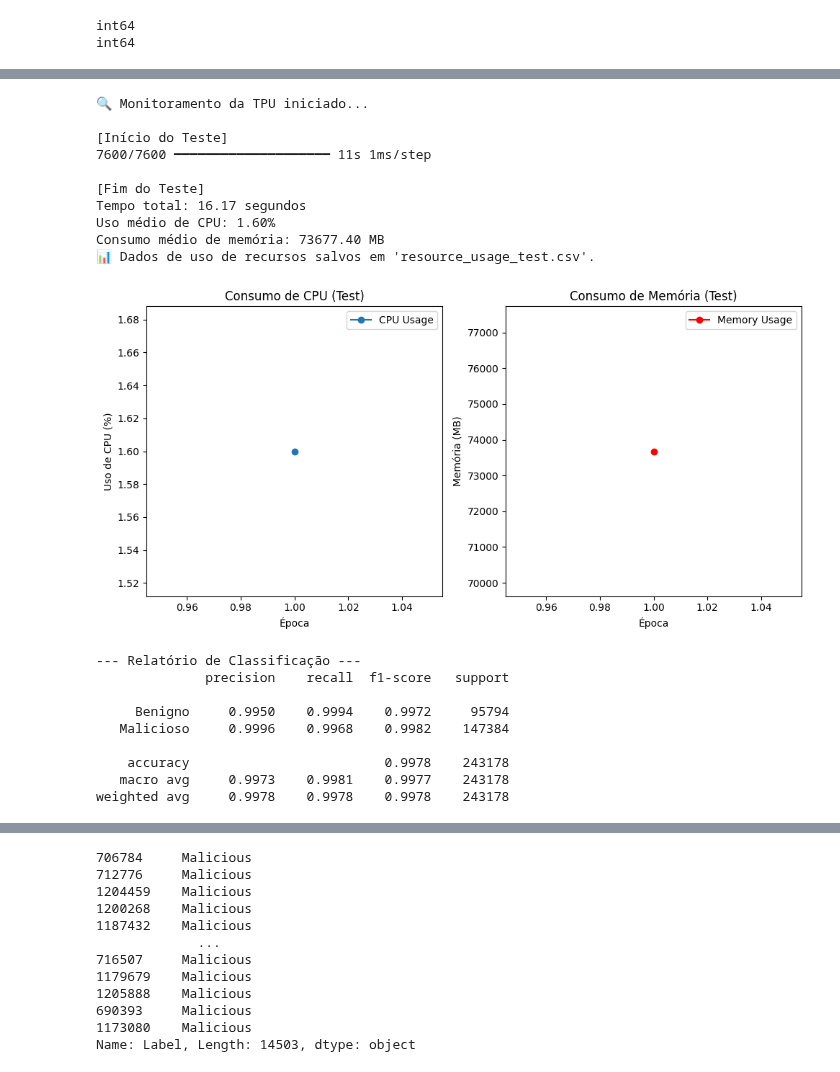
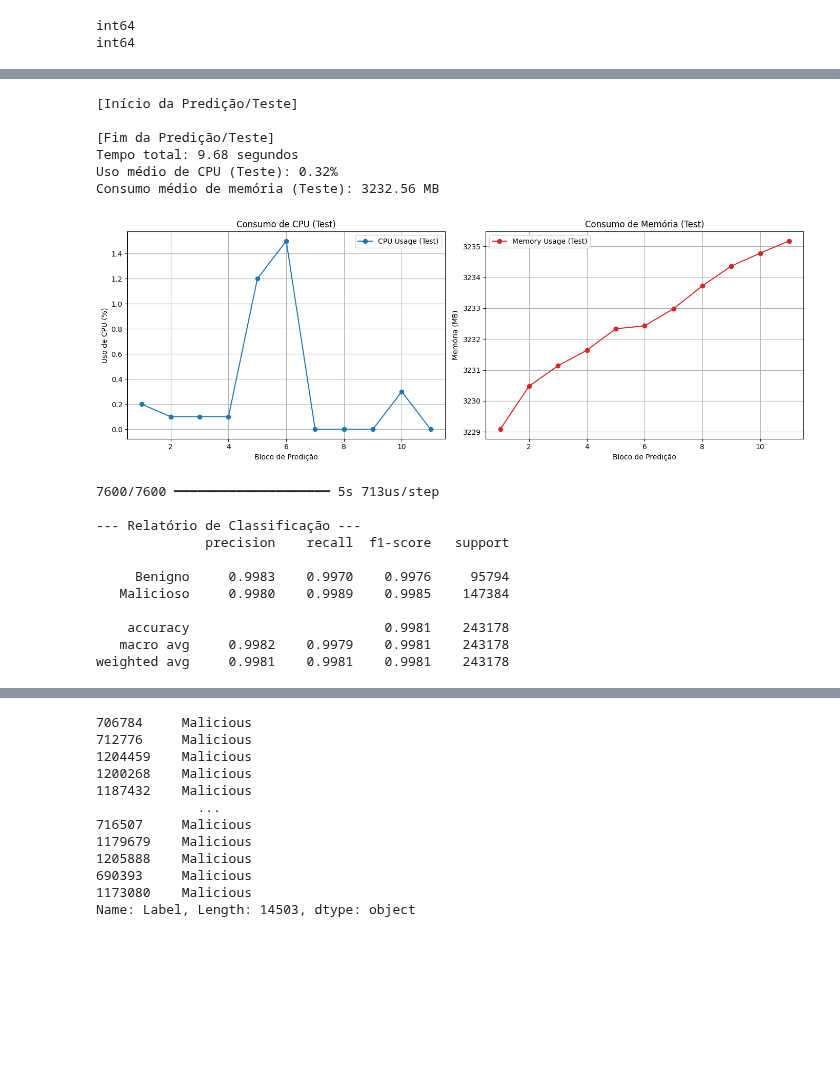
Before and after one commit to gabrieladamasceno/Attacks_5G, a Jupyter notebook: MLP_Binário_Zero_Day_SlowrateDoS.ipynb, the cells around one changed output, grey strips where cells are left out. Cells and saved outputs as stored; diff of their text form; code cells hidden in the pictures; blank space fills up the shorter version.

Commit message:
teste 09.04

```diff
--- a/MLP_Binário_Zero_Day_SlowrateDoS.ipynb
+++ b/MLP_Binário_Zero_Day_SlowrateDoS.ipynb
@@ -430,6 +445,6 @@ history = model.fit(
     validation_data=(X_test_combined, y_test_combined),
     epochs=10,
     batch_size=128,
-    callbacks=[early_stopping, resource_monitor_train, reduce_lr]
+    callbacks=[early_stopping, resource_monitor, reduce_lr]
 )
 # %% [output]
@@ -455,36 +469,32 @@ Consumo médio de memória: 21618.29 MB
 # %%
 # Fazer previsões diretas e arredondar (sem precisar de threshold manual)
 
-resource_monitor_test.on_test_begin()
+monitor_test_prediction(model, X_test_combined)
 
 y_pred = model.predict(X_test_combined).round()
-
-resource_monitor_test.on_test_end()
 
 # Gerar o relatório de classificação
 print("\n--- Relatório de Classificação ---")
 print(classification_report(y_test_combined, y_pred, target_names=["Benigno", "Malicioso"], digits=4))
 # %% [output]
-🔍 Monitoramento da TPU iniciado...
+[Início da Predição/Teste]
 
-[Início do Teste]
-7600/7600 ━━━━━━━━━━━━━━━━━━━━ 11s 1ms/step
-
-[Fim do Teste]
-Tempo total: 16.17 segundos
-Uso médio de CPU: 1.60%
-Consumo médio de memória: 73677.40 MB
-📊 Dados de uso de recursos salvos em 'resource_usage_test.csv'.
+[Fim da Predição/Teste]
+Tempo total: 9.68 segundos
+Uso médio de CPU (Teste): 0.32%
+Consumo médio de memória (Teste): 3232.56 MB
-[figure, old version]
+[figure, new version]
+7600/7600 ━━━━━━━━━━━━━━━━━━━━ 5s 713us/step
+
 --- Relatório de Classificação ---
               precision    recall  f1-score   support
 
-     Benigno     0.9950    0.9994    0.9972     95794
-   Malicioso     0.9996    0.9968    0.9982    147384
+     Benigno     0.9983    0.9970    0.9976     95794
+   Malicioso     0.9980    0.9989    0.9985    147384
 
-    accuracy                         0.9978    243178
-   macro avg     0.9973    0.9981    0.9977    243178
-weighted avg     0.9978    0.9978    0.9978    243178
+    accuracy                         0.9981    243178
+   macro avg     0.9982    0.9979    0.9981    243178
+weighted avg     0.9981    0.9981    0.9981    243178
 # %%
 #print(f"Tamanho de X_test_zero_day: {X_test_zero_day.shape}")
 #print(f"Tamanho de y_test_zero_day: {y_test_zero_day.shape}")
```
Also changed, not shown: parts of 8 cells of this notebook.
